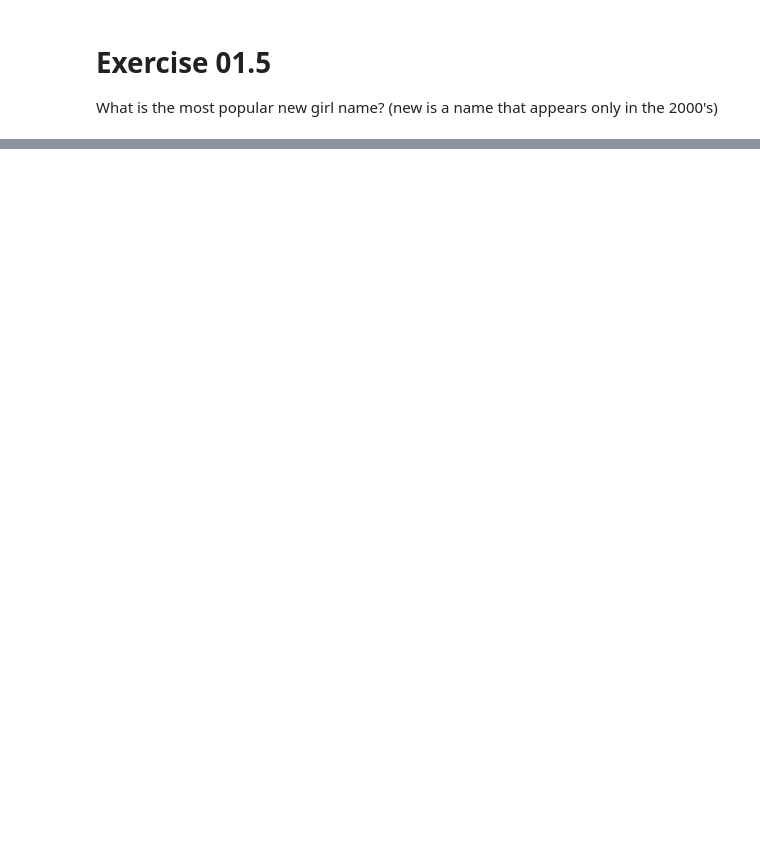
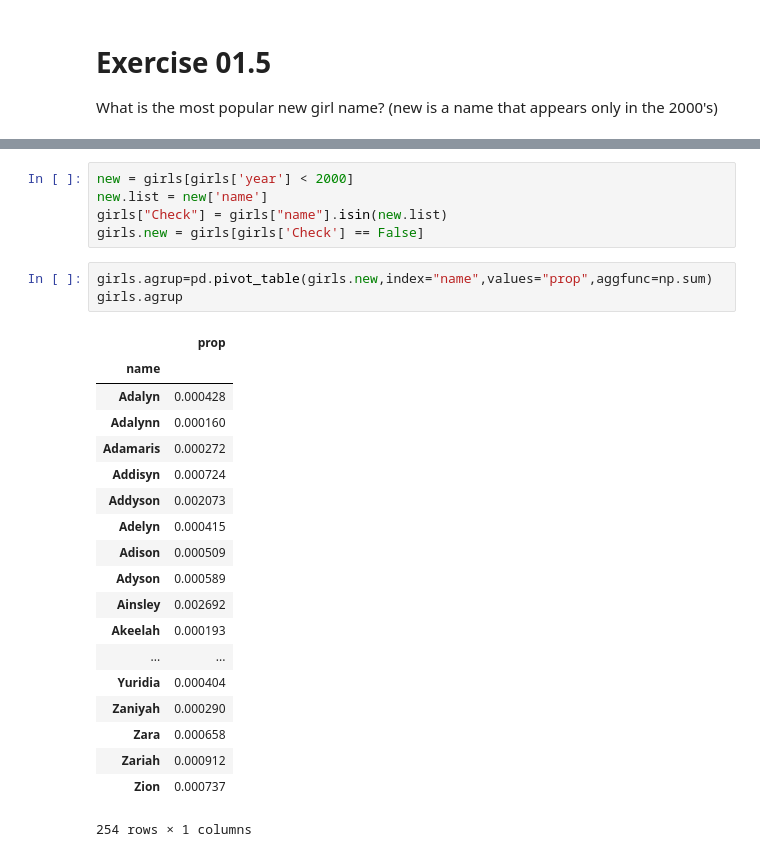
Before and after one commit to jccc1000/Deep_Learning_Class, a Jupyter notebook: Ejercicios 1-4/E01-Python&Numpy&Pandas.ipynb, the cells around one changed output, grey strips where cells are left out. Cells and saved outputs as stored; diff of their text form; blank space fills up the shorter version.

```diff
--- a/Ejercicios 1-4/E01-Python&Numpy&Pandas.ipynb
+++ b/Ejercicios 1-4/E01-Python&Numpy&Pandas.ipynb
@@ -250,0 +287,28 @@ Name: name, dtype: int64
+# %%
+new = girls[girls['year'] < 2000]
+new.list = new['name']
+girls["Check"] = girls["name"].isin(new.list)
+girls.new = girls[girls['Check'] == False]
+# %%
+girls.agrup=pd.pivot_table(girls.new,index="name",values="prop",aggfunc=np.sum)
+girls.agrup
+# %% [output]
+|  | prop |
+| name |  |
+| Adalyn | 0.000428 |
+| Adalynn | 0.000160 |
+| Adamaris | 0.000272 |
+| Addisyn | 0.000724 |
+| Addyson | 0.002073 |
+| Adelyn | 0.000415 |
+| Adison | 0.000509 |
+| Adyson | 0.000589 |
+| Ainsley | 0.002692 |
+| Akeelah | 0.000193 |
+| ... | ... |
+| Yuridia | 0.000404 |
+| Zaniyah | 0.000290 |
+| Zara | 0.000658 |
+| Zariah | 0.000912 |
+| Zion | 0.000737 |
+254 rows × 1 columns
```
Also changed, not shown: parts of 12 cells of this notebook, 1 other file.
